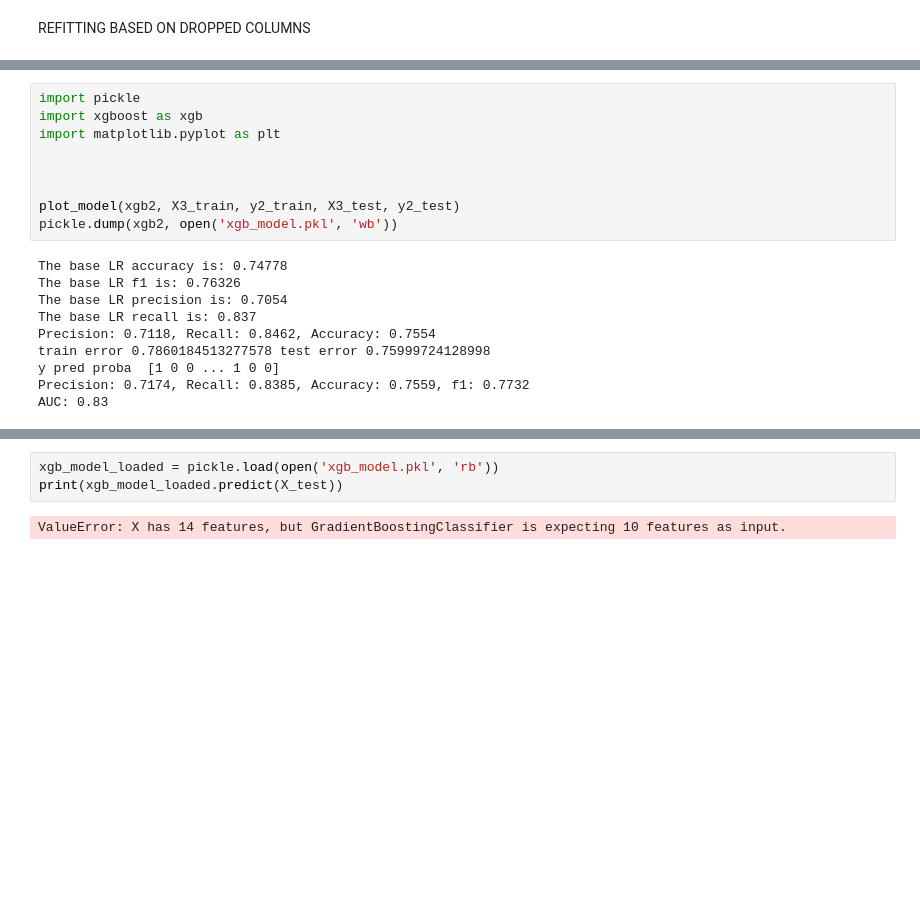
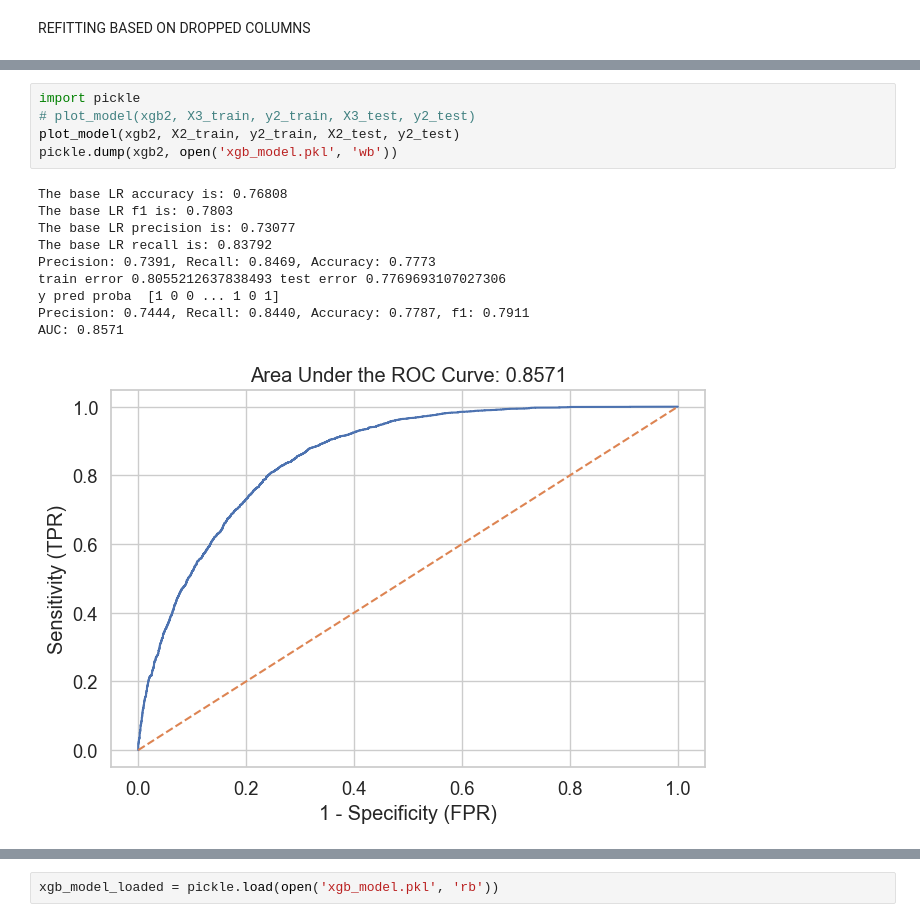
Before and after one commit to mrtz-wssl/spotify-BD, a Jupyter notebook: 01-xgb.ipynb, the cells around one changed output, grey strips where cells are left out. Drawn from its saved outputs; the diff is of its cells as text; blank space fills up the shorter version.

```diff
--- a/01-xgb.ipynb
+++ b/01-xgb.ipynb
@@ -493,19 +614,16 @@ X3_test = df_test.drop(['tempo', 'speechiness', 'energy', 'sections'], axis=1)
 # %%
 import pickle
-import xgboost as xgb
-import matplotlib.pyplot as plt
-
-
-
-plot_model(xgb2, X3_train, y2_train, X3_test, y2_test)
+# plot_model(xgb2, X3_train, y2_train, X3_test, y2_test)
+plot_model(xgb2, X2_train, y2_train, X2_test, y2_test)
 pickle.dump(xgb2, open('xgb_model.pkl', 'wb'))
 # %% [output]
-The base LR accuracy is: 0.74778
-The base LR f1 is: 0.76326
-The base LR precision is: 0.7054
-The base LR recall is: 0.837
-Precision: 0.7118, Recall: 0.8462, Accuracy: 0.7554
-train error 0.7860184513277578 test error 0.75999724128998
-y pred proba  [1 0 0 ... 1 0 0]
-Precision: 0.7174, Recall: 0.8385, Accuracy: 0.7559, f1: 0.7732
-AUC: 0.83
+The base LR accuracy is: 0.76808
+The base LR f1 is: 0.7803
+The base LR precision is: 0.73077
+The base LR recall is: 0.83792
+Precision: 0.7391, Recall: 0.8469, Accuracy: 0.7773
+train error 0.8055212637838493 test error 0.7769693107027306
+y pred proba  [1 0 0 ... 1 0 1]
+Precision: 0.7444, Recall: 0.8440, Accuracy: 0.7787, f1: 0.7911
+AUC: 0.8571
+[figure, added]
@@ -512,8 +631,5 @@ AUC: 0.83
 # %%
 xgb_model_loaded = pickle.load(open('xgb_model.pkl', 'rb'))
-print(xgb_model_loaded.predict(X_test))
-# %% [output]
-ValueError: X has 14 features, but GradientBoostingClassifier is expecting 10 features as input.
 # %%
 plot_model(xgb2, X3_train, y2_train, X3_test, y2_test, 0.66) # changing threshold to 0.66 for more precision
 # %% [output]
```
Also changed, not shown: parts of 19 cells of this notebook, 3 other files.
